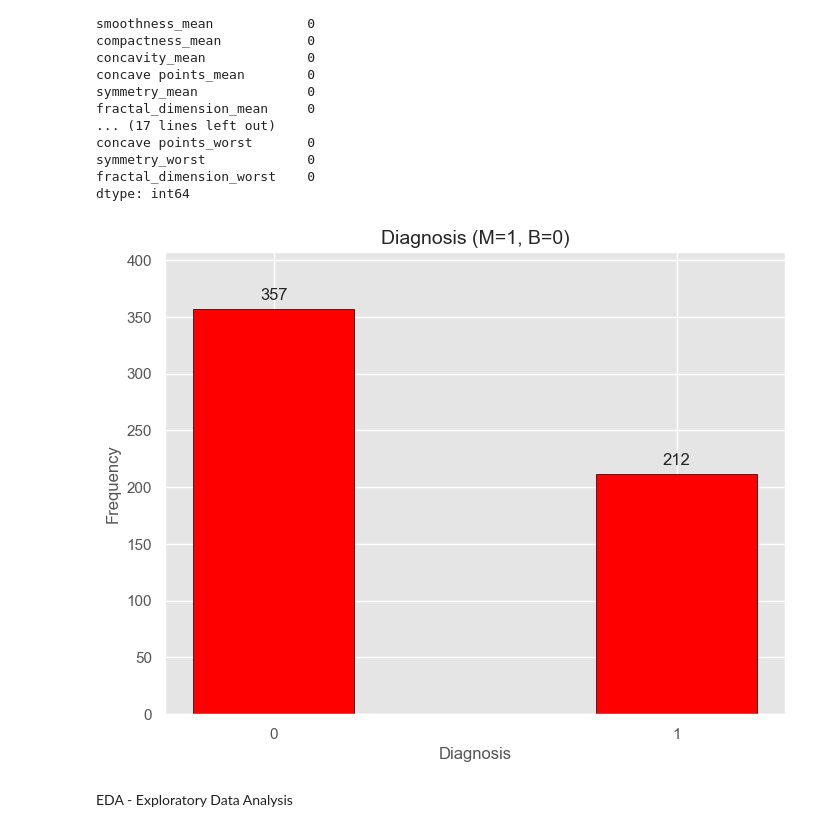
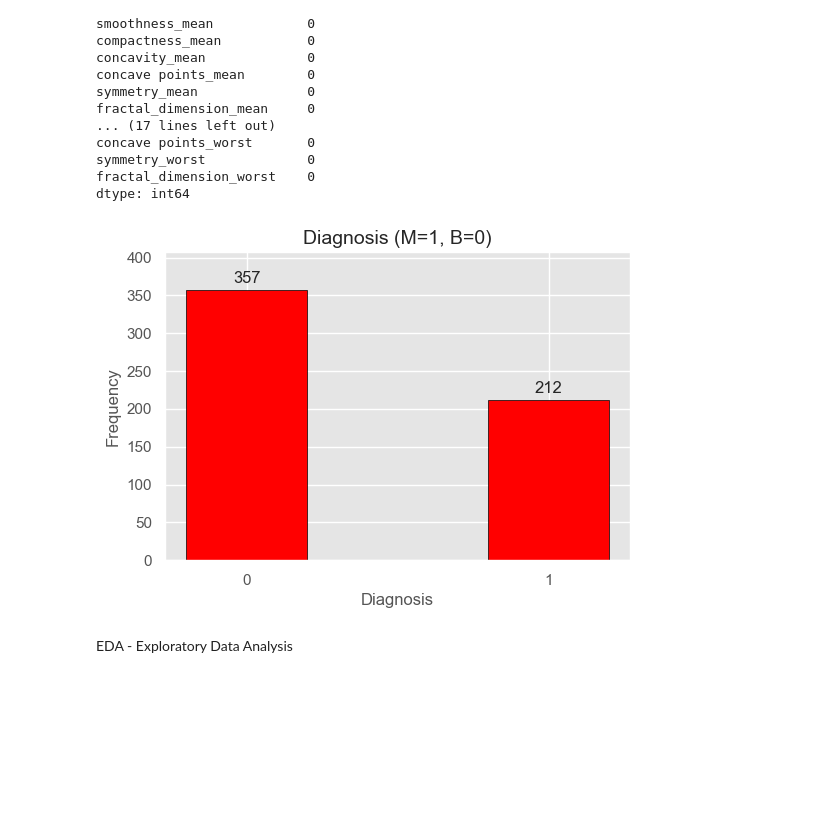
Before and after one commit to orionmc/ML_Summative, a Jupyter notebook: ML_Summative_BC.ipynb, the cells around one changed output. Cells and saved outputs as stored; diff of their text form; code cells hidden in the pictures; blank space fills up the shorter version.

```diff
--- a/ML_Summative_BC.ipynb
+++ b/ML_Summative_BC.ipynb
@@ -80,34 +80,34 @@ dtype: int64
 # %%
 # Visualize the diagnosis as B=Benign=0 and M=Malignant=1
 df['diagnosis'] = df['diagnosis'].apply(lambda val:1 if val=='M' else 0)
 
 
 counts = df['diagnosis'].value_counts().sort_index()  # Ensures 0 comes before 1
 
 x_positions = [0, 1]
 bar_width = 0.4
 
-plt.figure(figsize=(8,6))
+plt.figure(figsize=(6,4))
 bars = plt.bar(x_positions, counts.values, color='red', edgecolor='black', width=bar_width)
 
 for bar in bars:
     height = bar.get_height()
     plt.text(
         bar.get_x() + bar.get_width() / 2,
         height + 5,
         f'{int(height)}',
         ha='center', va='bottom', fontsize=12
     )
 
 plt.title('Diagnosis (M=1, B=0)', fontsize=14)
 plt.xlabel('Diagnosis', fontsize=12)
 plt.ylabel('Frequency', fontsize=12)
 labels = ['0', '1']
 plt.xticks(x_positions, labels)
 plt.ylim(0, max(counts.values) + 50)
 plt.show()
 # %% [output]
-[figure, old version]
+[figure, new version]
 # %% [markdown]
 EDA - Exploratory Data Analysis
 # %%
```
